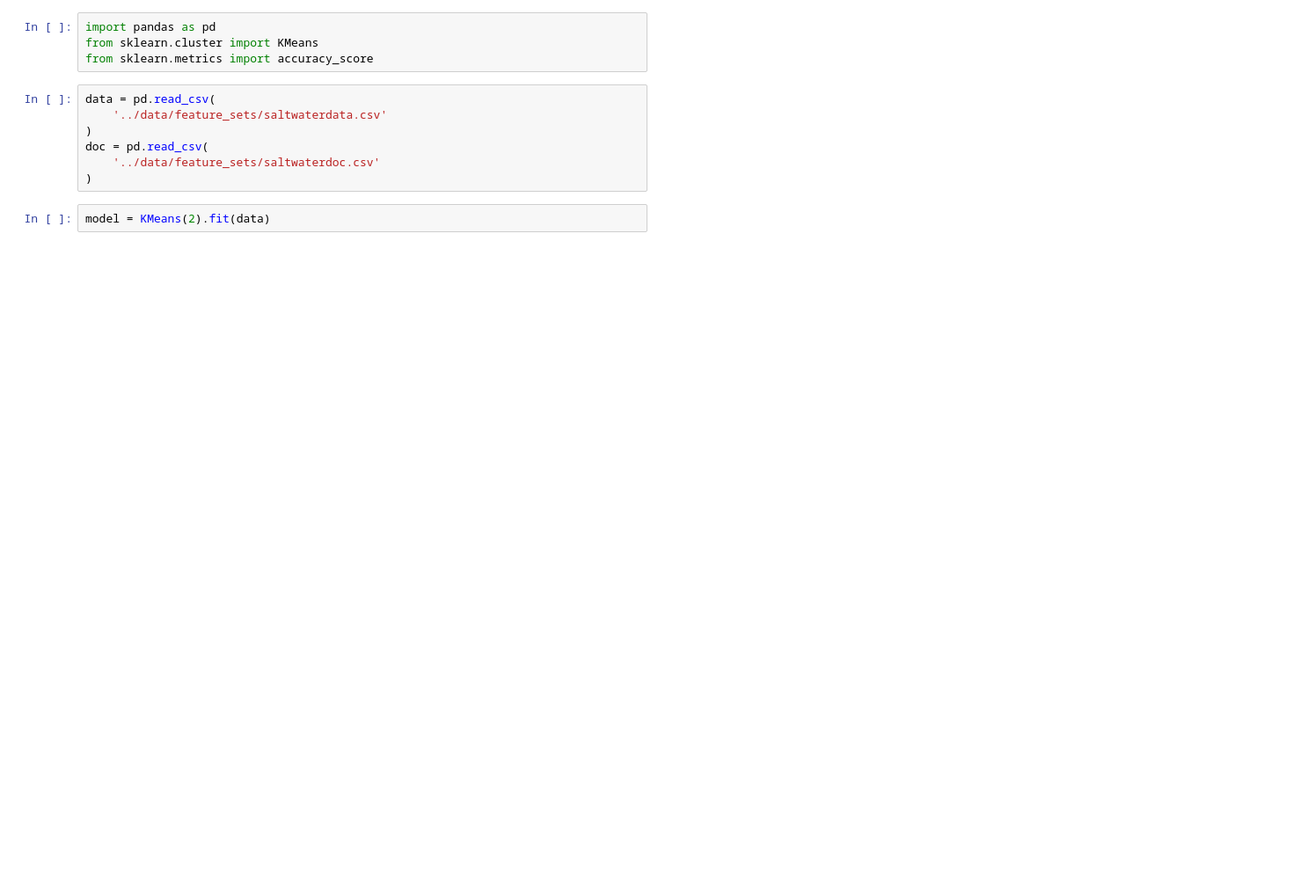
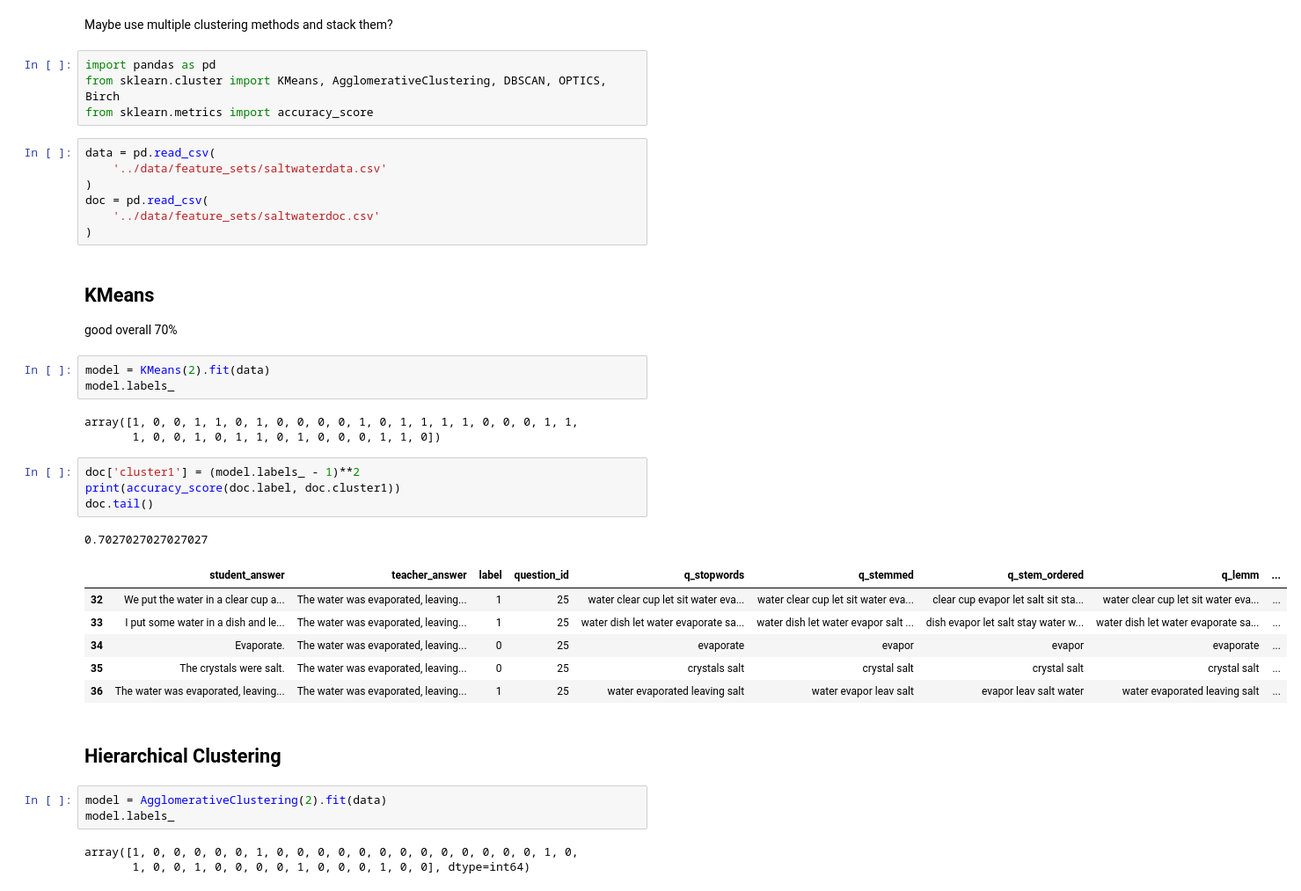
Before and after one commit to ian-mcnair/Answer_Clustering, a Jupyter notebook: step3_Modelling/clustering.ipynb, the cells around one changed output. Shown: that part at 88% size. Drawn from its saved outputs; the diff is of its cells as text; blank space fills up the shorter version.

Commit message:
Tested some models and maj voting.

```diff
--- a/step3_Modelling/clustering.ipynb
+++ b/step3_Modelling/clustering.ipynb
@@ -1,6 +1,8 @@
+# %% [markdown]
+Maybe use multiple clustering methods and stack them?
 # %%
 import pandas as pd
-from sklearn.cluster import KMeans
+from sklearn.cluster import KMeans, AgglomerativeClustering, DBSCAN, OPTICS, Birch
 from sklearn.metrics import accuracy_score
 # %%
 data = pd.read_csv(
@@ -9,5 +11,32 @@ data = pd.read_csv(
 doc = pd.read_csv(
     '../data/feature_sets/saltwaterdoc.csv'
 )
+# %% [markdown]
+## KMeans
+good overall 70%
 # %%
 model = KMeans(2).fit(data)
+model.labels_
+# %% [output]
+array([1, 0, 0, 1, 1, 0, 1, 0, 0, 0, 0, 1, 0, 1, 1, 1, 1, 0, 0, 0, 1, 1,
+       1, 0, 0, 1, 0, 1, 1, 0, 1, 0, 0, 0, 1, 1, 0])
+# %%
+doc['cluster1'] = (model.labels_ - 1)**2
+print(accuracy_score(doc.label, doc.cluster1))
+doc.tail()
+# %% [output]
+0.7027027027027027
+|  | student_answer | teacher_answer | label | question_id | q_stopwords | q_stemmed | q_stem_ordered | q_lemm | ... |
+| 32 | We put the water in a clear cup a... | The water was evaporated, leaving... | 1 | 25 | water clear cup let sit water eva... | water clear cup let sit water eva... | clear cup evapor let salt sit sta... | water clear cup let sit water eva... | ... |
+| 33 | I put some water in a dish and le... | The water was evaporated, leaving... | 1 | 25 | water dish let water evaporate sa... | water dish let water evapor salt ... | dish evapor let salt stay water w... | water dish let water evaporate sa... | ... |
+| 34 | Evaporate. | The water was evaporated, leaving... | 0 | 25 | evaporate | evapor | evapor | evaporate | ... |
+| 35 | The crystals were salt. | The water was evaporated, leaving... | 0 | 25 | crystals salt | crystal salt | crystal salt | crystal salt | ... |
+| 36 | The water was evaporated, leaving... | The water was evaporated, leaving... | 1 | 25 | water evaporated leaving salt | water evapor leav salt | evapor leav salt water | water evaporated leaving salt | ... |
+# %% [markdown]
+## Hierarchical Clustering
+# %%
+model = AgglomerativeClustering(2).fit(data)
+model.labels_
+# %% [output]
+array([1, 0, 0, 0, 0, 0, 1, 0, 0, 0, 0, 0, 0, 0, 0, 0, 0, 0, 0, 0, 1, 0,
+       1, 0, 0, 1, 0, 0, 0, 0, 1, 0, 0, 0, 1, 0, 0], dtype=int64)
```
Also changed, not shown: parts of 15 cells of this notebook.
